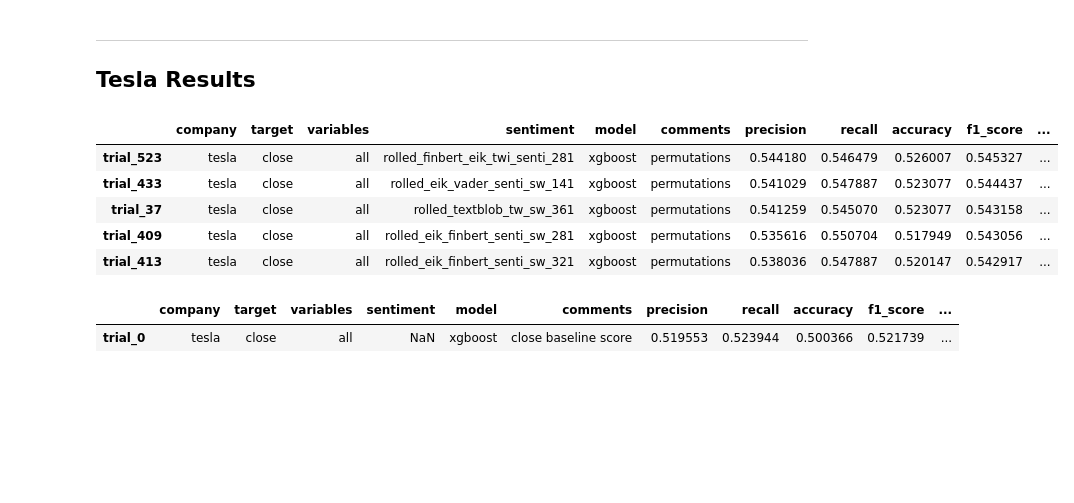
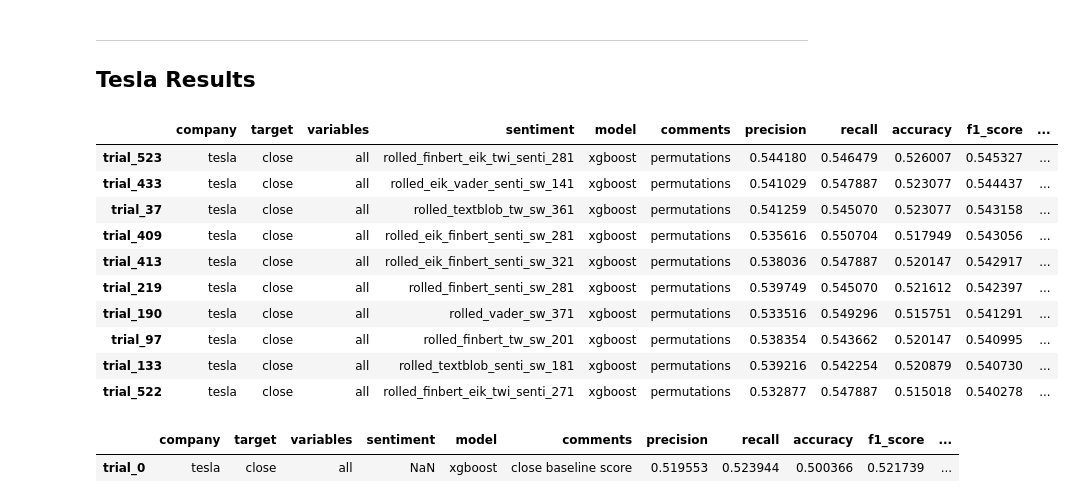
Before and after one commit to Diegozu97/thesis_code, a Jupyter notebook: 06_results_analysis.ipynb, the cells around one changed output. Drawn from its saved outputs; the diff is of its cells as text; code cells hidden in the pictures; blank space fills up the shorter version.

```diff
--- a/06_results_analysis.ipynb
+++ b/06_results_analysis.ipynb
@@ -102,14 +99,19 @@ apple_results_df[(apple_results_df["comments"] == "baseline score") & (apple_res
 # %%
 tesla_results_df = pd.read_csv(results_folder + "/tesla_results_summary.csv", index_col = [0])
 tesla_results_df = tesla_results_df.sort_values(by = "f1_score", ascending = False)
-tesla_results_df.head()
+tesla_results_df.head(10)
 # %% [output]
 |  | company | target | variables | sentiment | model | comments | precision | recall | accuracy | f1_score | ... |
 | trial_523 | tesla | close | all | rolled_finbert_eik_twi_senti_281 | xgboost | permutations | 0.544180 | 0.546479 | 0.526007 | 0.545327 | ... |
 | trial_433 | tesla | close | all | rolled_eik_vader_senti_sw_141 | xgboost | permutations | 0.541029 | 0.547887 | 0.523077 | 0.544437 | ... |
 | trial_37 | tesla | close | all | rolled_textblob_tw_sw_361 | xgboost | permutations | 0.541259 | 0.545070 | 0.523077 | 0.543158 | ... |
 | trial_409 | tesla | close | all | rolled_eik_finbert_senti_sw_281 | xgboost | permutations | 0.535616 | 0.550704 | 0.517949 | 0.543056 | ... |
 | trial_413 | tesla | close | all | rolled_eik_finbert_senti_sw_321 | xgboost | permutations | 0.538036 | 0.547887 | 0.520147 | 0.542917 | ... |
+| trial_219 | tesla | close | all | rolled_finbert_senti_sw_281 | xgboost | permutations | 0.539749 | 0.545070 | 0.521612 | 0.542397 | ... |
+| trial_190 | tesla | close | all | rolled_vader_sw_371 | xgboost | permutations | 0.533516 | 0.549296 | 0.515751 | 0.541291 | ... |
+| trial_97 | tesla | close | all | rolled_finbert_tw_sw_201 | xgboost | permutations | 0.538354 | 0.543662 | 0.520147 | 0.540995 | ... |
+| trial_133 | tesla | close | all | rolled_textblob_senti_sw_181 | xgboost | permutations | 0.539216 | 0.542254 | 0.520879 | 0.540730 | ... |
+| trial_522 | tesla | close | all | rolled_finbert_eik_twi_senti_271 | xgboost | permutations | 0.532877 | 0.547887 | 0.515018 | 0.540278 | ... |
 # %%
 tesla_results_df[tesla_results_df["comments"] == "close baseline score"]
 # %% [output]
```
Also changed, not shown: parts of 3 cells of this notebook, 4 other files.
